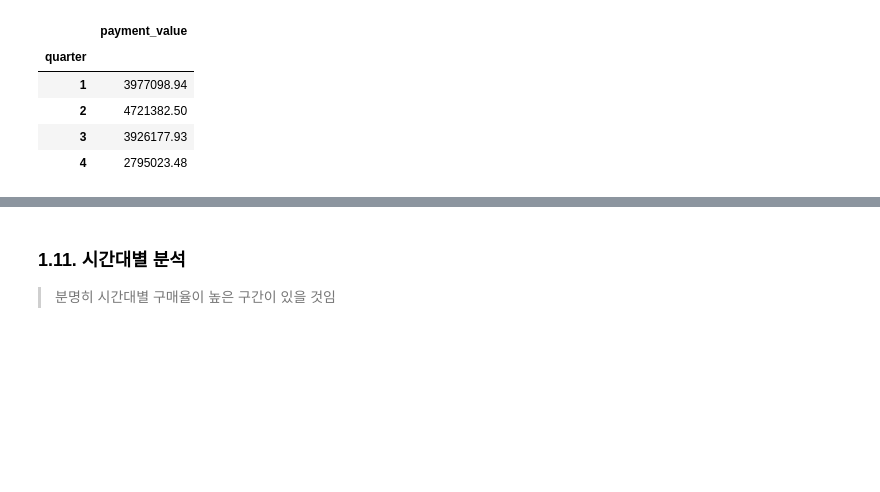
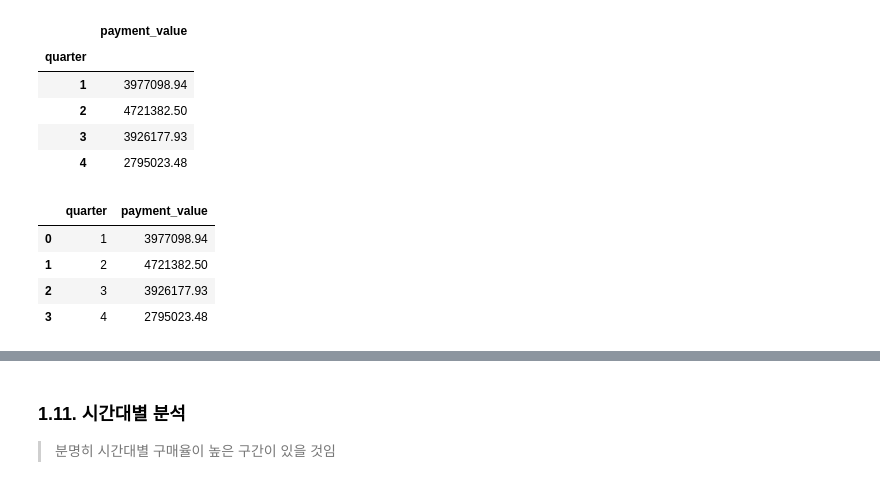
Before and after one commit to actpjk/python_workspace, a Jupyter notebook: Study/8_pandas_plotly_eda/lecture/pandas-brazilian-ecommerce-EDA4.ipynb, the cells around one changed output, grey strips where cells are left out. Cells and saved outputs as stored; diff of their text form; code cells hidden in the pictures; blank space fills up the shorter version.

```diff
--- a/Study/8_pandas_plotly_eda/lecture/pandas-brazilian-ecommerce-EDA4.ipynb
+++ b/Study/8_pandas_plotly_eda/lecture/pandas-brazilian-ecommerce-EDA4.ipynb
@@ -331,6 +331,13 @@ merged_order_payment_quarter.head()
 | 4 | 2795023.48 |
 # %%
 merged_order_payment_quarter = merged_order_payment_quarter.reset_index()
+merged_order_payment_quarter
+# %% [output]
+|  | quarter | payment_value |
+| 0 | 1 | 3977098.94 |
+| 1 | 2 | 4721382.50 |
+| 2 | 3 | 3926177.93 |
+| 3 | 4 | 2795023.48 |
 # %%
 def func(row):
     if row['quarter'] == 1:
```
Also changed, not shown: 28 other files.
